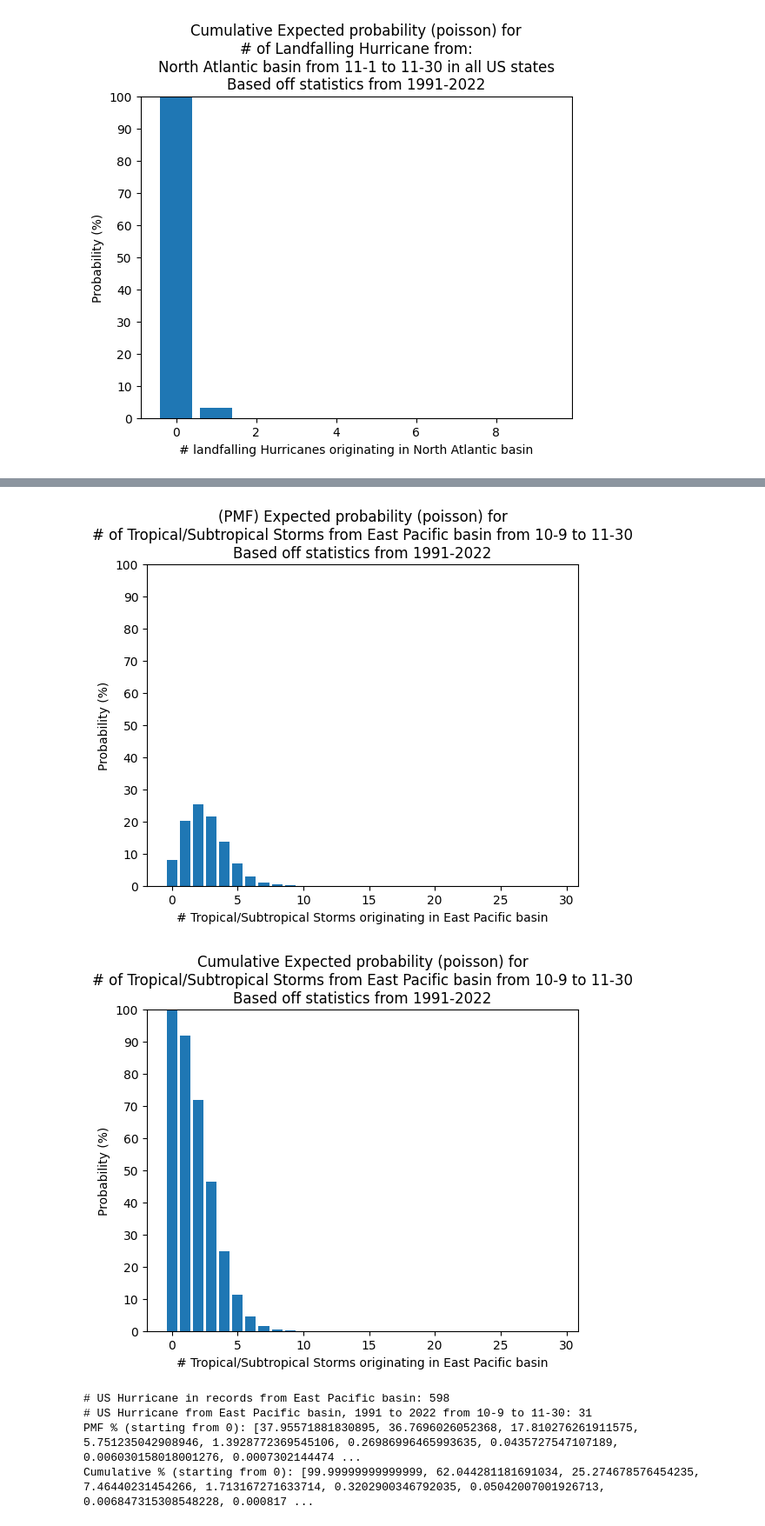
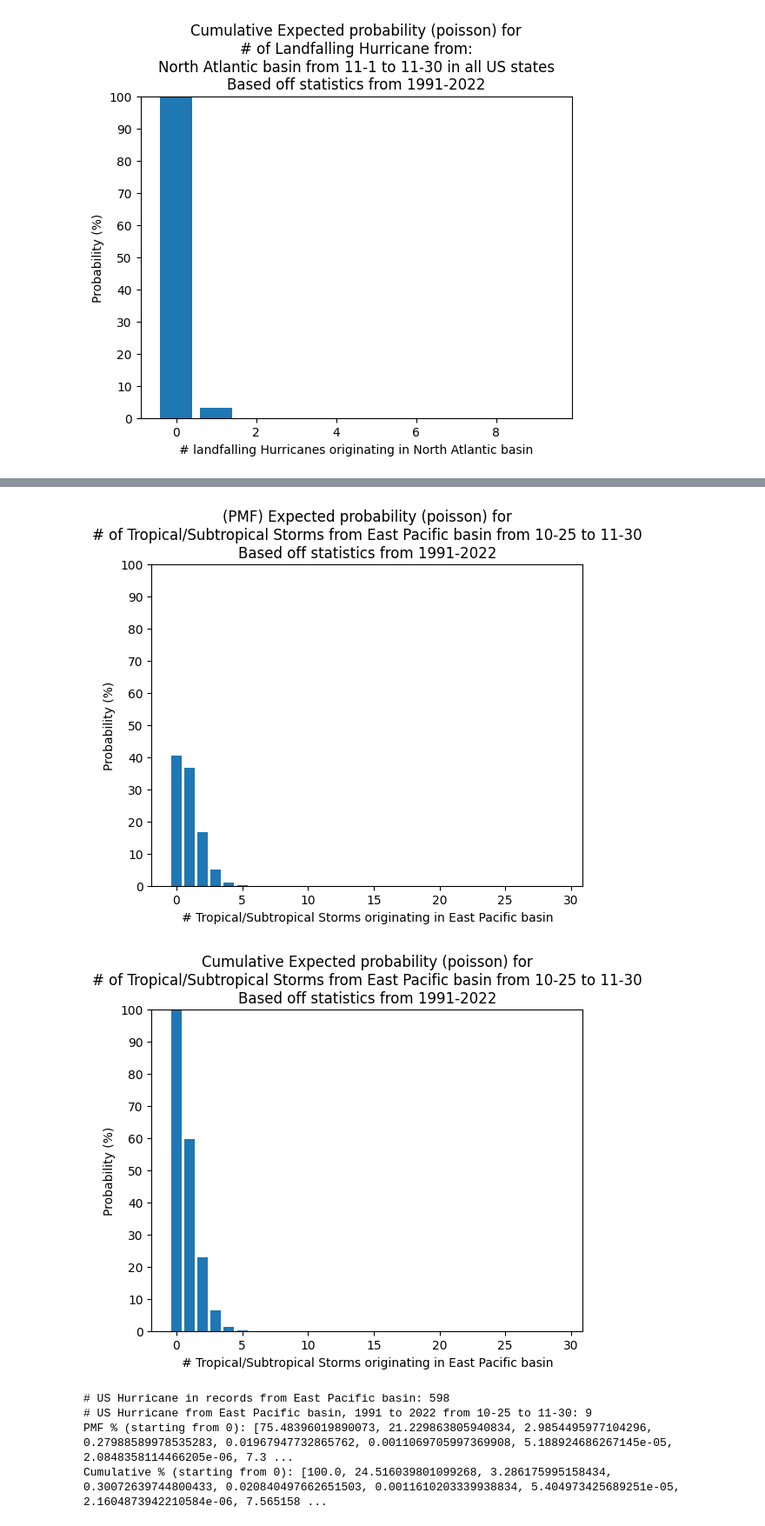
Before and after one commit to JRPdata/cyclone_climatology, a Jupyter notebook: cyclone_climatology.ipynb, the cells around one changed output, grey strips where cells are left out. Shown at 87% size. Drawn from its saved outputs; the diff is of its cells as text; code cells hidden in the pictures.

```diff
--- a/cyclone_climatology.ipynb
+++ b/cyclone_climatology.ipynb
@@ -368,7 +368,7 @@ for basin_name, dict_dfs in dfs_by_basin.items():
 # concat the dfs for the basins
 for dict_name, dict_dfs in dfs_tmp.items():
     dfs_na_ep[dict_name] = pd.concat(dict_dfs)
-    dfs_na_ep[dict_name] = dfs_na_ep[dict_name].reset_index()
+    dfs_na_ep[dict_name] = dfs_na_ep[dict_name].reset_index(drop=True)
 # %%
 # write the parquets
 for df_name, dict_df in dfs_na_ep.items():
@@ -471,8 +471,8 @@ start_month = None
 start_day = None
 end_month = None
 end_day = None
-start_month = 10
-start_day = 13
+start_month = 11
+start_day = 3
 end_month = 11
 end_day = 30
 # either None, or a list of 2 letter states to include
@@ -496,7 +496,7 @@ df_ref_with_state = dfs_na_ep_us_landfalls['ts_ss_hu'].copy(deep=True)
 
 # with state has duplicate rows to record storms with multiple landfalls, so get only the unique storms for a count
 df_unique_storms = df_ref_with_state.drop_duplicates(subset=['USA_ATCF_ID'])
-df_unique_storms = df_unique_storms.reset_index()
+df_unique_storms = df_unique_storms.reset_index(drop=True)
 print(f"# US Named Storm landfalls (>=34 kt) in records from {full_basin_name} basins:", len(df_unique_storms))
 
 landfalling_in_period = get_landfalling_conditional(
@@ -603,7 +603,7 @@ for basin_name, dict_dfs in dfs_by_basin.items():
         df_ref_with_state = dict_dfs[storm_type_short_to_dict_key_mapping[storm_type_short]].copy(deep=True)
         # with state has duplicate rows to record storms with multiple landfalls, so get only the unique storms for a count
         df_unique_storms = df_ref_with_state.drop_duplicates(subset=['USA_ATCF_ID'])
-        df_unique_storms = df_unique_storms.reset_index()
+        df_unique_storms = df_unique_storms.reset_index(drop=True)
         print(f"# US {storm_type_long} landfalls in records from {full_basin_name} basin:", len(df_unique_storms))
 
         landfalling_in_period = get_landfalling_conditional(
@@ -701,7 +701,7 @@ start_day = None
 end_month = None
 end_day = None
 start_month = 10
-start_day = 14
+start_day = 25
 end_month = 11
 end_day = 30
 # either None, or a list of 2 letter states to include
@@ -728,7 +728,7 @@ for storm_type_short, storm_type_long in storm_types.items():
     df_ref_with_state = dfs_na_ep_us_landfalls[k].copy(deep=True)
     # with state has duplicate rows to record storms with multiple landfalls, so get only the unique storms for a count
     df_unique_storms = df_ref_with_state.drop_duplicates(subset=['USA_ATCF_ID'])
-    df_unique_storms = df_unique_storms.reset_index()
+    df_unique_storms = df_unique_storms.reset_index(drop=True)
     print(f"# US {storm_type_long} landfalls in records from {full_basin_name} basins:", len(df_unique_storms))
 
     landfalling_in_period = get_landfalling_conditional(
@@ -826,7 +807,7 @@ start_day = None
 end_month = None
 end_day = None
 start_month = 10
-start_day = 9
+start_day = 25
 end_month = 11
 end_day = 30
 # don't condition on states/landfall (don't check states)
@@ -846,7 +827,7 @@ for basin_name, dict_dfs in dfs_by_basin.items():
         df_ref_with_state = dict_dfs[storm_type_short_to_dict_key_mapping[storm_type_short]].copy(deep=True)
         # with state has duplicate rows to record storms with multiple landfalls, so get only the unique storms for a count
         df_unique_storms = df_ref_with_state.drop_duplicates(subset=['USA_ATCF_ID'])
-        df_unique_storms = df_unique_storms.reset_index()
+        df_unique_storms = df_unique_storms.reset_index(drop=True)
         print(f"# US {storm_type_long} in records from {full_basin_name} basin:", len(df_unique_storms))
 
         storms_in_period = get_landfalling_conditional(
@@ -920,6 +901,6 @@ Cumulative % (starting from 0): [99.99999999999999, 92.04404912817722, 71.905548
-[figure, old version]
+[figure, new version]
-[figure, old version]
+[figure, new version]
 # US Hurricane in records from East Pacific basin: 598
-# US Hurricane from East Pacific basin, 1991 to 2022 from 10-9 to 11-30: 31
-PMF % (starting from 0): [37.95571881830895, 36.7696026052368, 17.810276261911575, 5.751235042908946, 1.3928772369545106, 0.26986996465993635, 0.0435727547107189, 0.006030158018001276, 0.0007302144474 ...
-Cumulative % (starting from 0): [99.99999999999999, 62.044281181691034, 25.274678576454235, 7.46440231454266, 1.713167271633714, 0.3202900346792035, 0.05042007001926713, 0.006847315308548228, 0.000817 ...
+# US Hurricane from East Pacific basin, 1991 to 2022 from 10-25 to 11-30: 9
+PMF % (starting from 0): [75.48396019890073, 21.229863805940834, 2.9854495977104296, 0.27988589978535283, 0.01967947732865762, 0.0011069705997369908, 5.188924686267145e-05, 2.0848358114466205e-06, 7.3 ...
+Cumulative % (starting from 0): [100.0, 24.516039801099268, 3.286175995158434, 0.30072639744800433, 0.020840497662651503, 0.0011610203339938834, 5.404973425689251e-05, 2.1604873942210584e-06, 7.565158 ...
```
Also changed, not shown: parts of 10 cells of this notebook.
